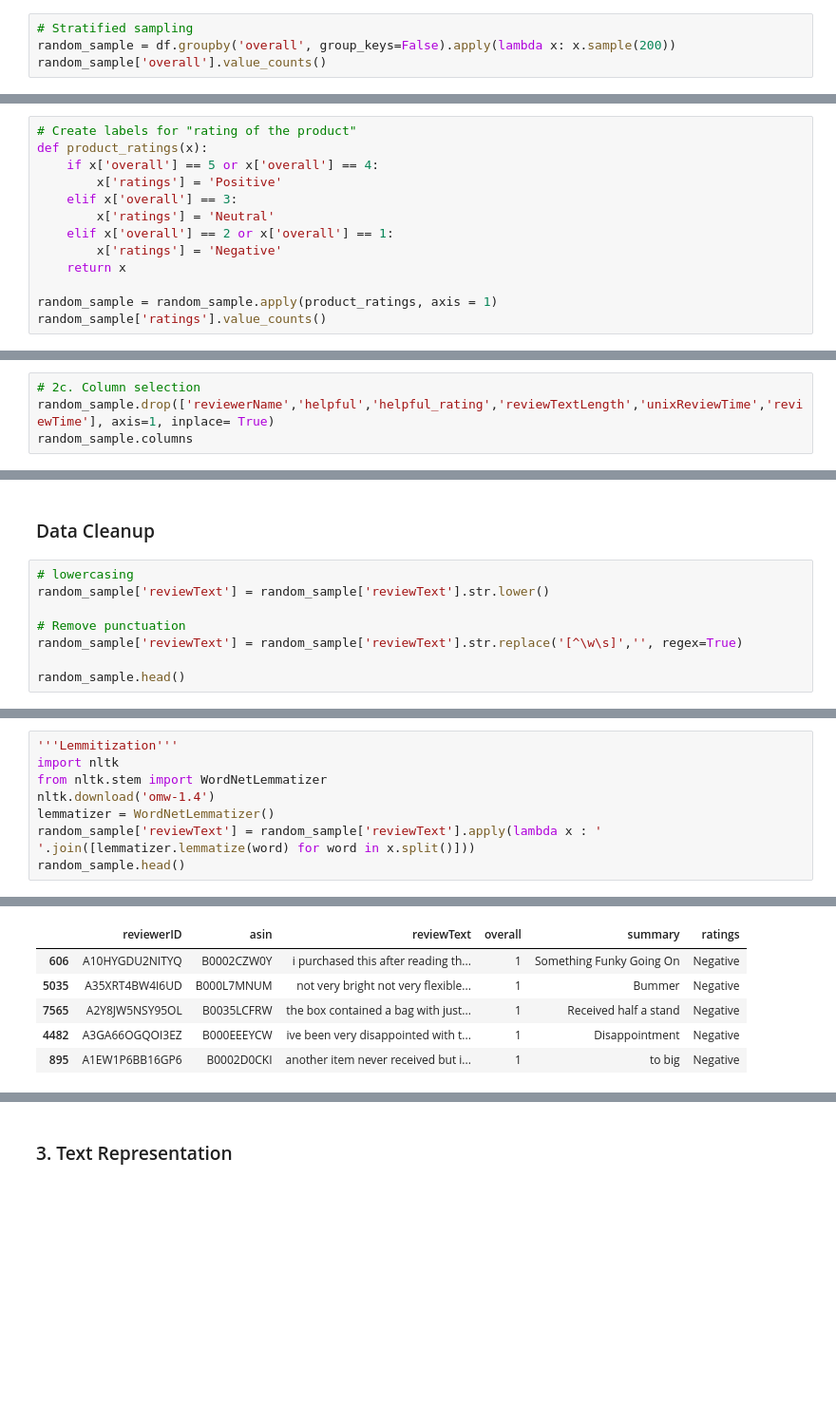
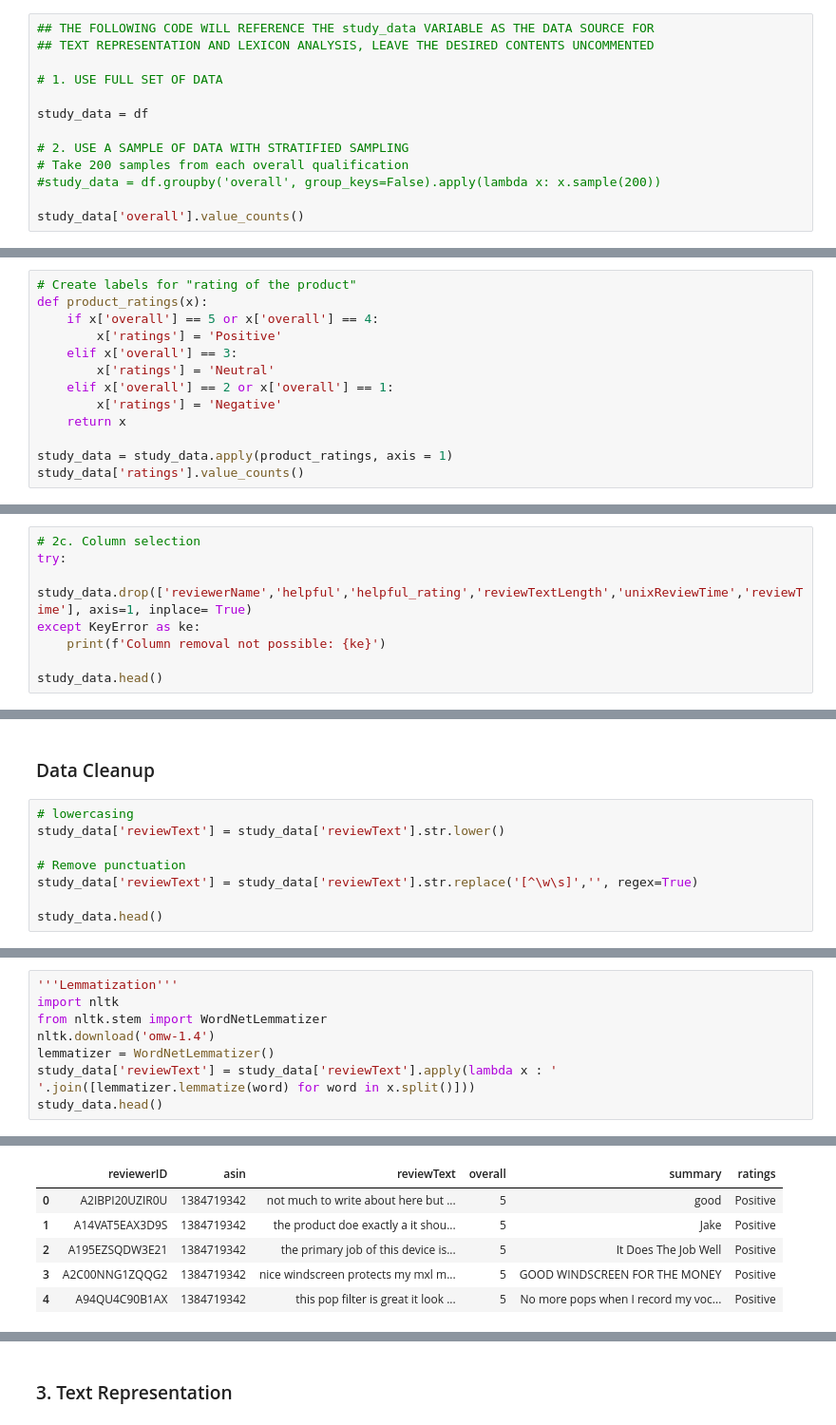
Before and after one commit to naromerol/COMP262_Project_Sentiment_Analysis, a Jupyter notebook: COMP262_NLP_Project.ipynb, the cells around one changed output, grey strips where cells are left out. Shown: that part at 95% size. Drawn from its saved outputs; the diff is of its cells as text; blank space fills up the shorter version.

```diff
--- a/COMP262_NLP_Project.ipynb
+++ b/COMP262_NLP_Project.ipynb
@@ -318,5 +320,14 @@ max    5.000000    1.388102e+09               0.0        1.000000
 # %%
-# Stratified sampling
-random_sample = df.groupby('overall', group_keys=False).apply(lambda x: x.sample(200))
-random_sample['overall'].value_counts()
+## THE FOLLOWING CODE WILL REFERENCE THE study_data VARIABLE AS THE DATA SOURCE FOR
+## TEXT REPRESENTATION AND LEXICON ANALYSIS, LEAVE THE DESIRED CONTENTS UNCOMMENTED
+
+# 1. USE FULL SET OF DATA
+
+study_data = df
+
+# 2. USE A SAMPLE OF DATA WITH STRATIFIED SAMPLING
+# Take 200 samples from each overall qualification
+#study_data = df.groupby('overall', group_keys=False).apply(lambda x: x.sample(200))
+
+study_data['overall'].value_counts()
 # %% [output]
@@ -337,6 +348,6 @@ def product_ratings(x):
         x['ratings'] = 'Negative'
     return x
 
-random_sample = random_sample.apply(product_ratings, axis = 1)
-random_sample['ratings'].value_counts()
+study_data = study_data.apply(product_ratings, axis = 1)
+study_data['ratings'].value_counts()
 # %% [output]
@@ -368,6 +379,10 @@ dtypes: float64(1), int64(3), object(8)
 memory usage: 101.6+ KB
 # %%
 # 2c. Column selection
-random_sample.drop(['reviewerName','helpful','helpful_rating','reviewTextLength','unixReviewTime','reviewTime'], axis=1, inplace= True)
-random_sample.columns
+try:
+    study_data.drop(['reviewerName','helpful','helpful_rating','reviewTextLength','unixReviewTime','reviewTime'], axis=1, inplace= True)
+except KeyError as ke:
+    print(f'Column removal not possible: {ke}')
+
+study_data.head()
 # %% [output]
@@ -376,11 +397,11 @@ Index(['reviewerID', 'asin', 'reviewText', 'overall', 'summary', 'ratings'], dty
 ### Data Cleanup
 # %%
 # lowercasing
-random_sample['reviewText'] = random_sample['reviewText'].str.lower()
+study_data['reviewText'] = study_data['reviewText'].str.lower()
 
 # Remove punctuation
-random_sample['reviewText'] = random_sample['reviewText'].str.replace('[^\w\s]','', regex=True)
+study_data['reviewText'] = study_data['reviewText'].str.replace('[^\w\s]','', regex=True)
 
-random_sample.head()
+study_data.head()
 # %% [output]
 |  | reviewerID | asin | reviewText | overall | summary | ratings |
@@ -408,19 +429,19 @@ random_sample[['reviewText']].head(10)
 # %%
-'''Lemmitization'''
+'''Lemmatization'''
 import nltk
 from nltk.stem import WordNetLemmatizer
 nltk.download('omw-1.4')
 lemmatizer = WordNetLemmatizer()
-random_sample['reviewText'] = random_sample['reviewText'].apply(lambda x : ' '.join([lemmatizer.lemmatize(word) for word in x.split()]))
-random_sample.head()
+study_data['reviewText'] = study_data['reviewText'].apply(lambda x : ' '.join([lemmatizer.lemmatize(word) for word in x.split()]))
+study_data.head()
 # %% [output]
 [nltk_data] Downloading package omw-1.4 to
 [nltk_data]     C:\Users\romer\AppData\Roaming\nltk_data...
 [nltk_data]   Package omw-1.4 is already up-to-date!
 |  | reviewerID | asin | reviewText | overall | summary | ratings |
-| 606 | A10HYGDU2NITYQ | B0002CZW0Y | i purchased this after reading th... | 1 | Something Funky Going On | Negative |
-| 5035 | A35XRT4BW4I6UD | B000L7MNUM | not very bright not very flexible... | 1 | Bummer | Negative |
-| 7565 | A2Y8JW5NSY95OL | B0035LCFRW | the box contained a bag with just... | 1 | Received half a stand | Negative |
-| 4482 | A3GA66OGQOI3EZ | B000EEEYCW | ive been very disappointed with t... | 1 | Disappointment | Negative |
-| 895 | A1EW1P6BB16GP6 | B0002D0CKI | another item never received but i... | 1 | to big | Negative |
+| 0 | A2IBPI20UZIR0U | 1384719342 | not much to write about here but ... | 5 | good | Positive |
+| 1 | A14VAT5EAX3D9S | 1384719342 | the product doe exactly a it shou... | 5 | Jake | Positive |
+| 2 | A195EZSQDW3E21 | 1384719342 | the primary job of this device is... | 5 | It Does The Job Well | Positive |
+| 3 | A2C00NNG1ZQQG2 | 1384719342 | nice windscreen protects my mxl m... | 5 | GOOD WINDSCREEN FOR THE MONEY | Positive |
+| 4 | A94QU4C90B1AX | 1384719342 | this pop filter is great it look ... | 5 | No more pops when I record my voc... | Positive |
 # %%
```
Also changed, not shown: parts of 27 cells of this notebook, 5 other files.
